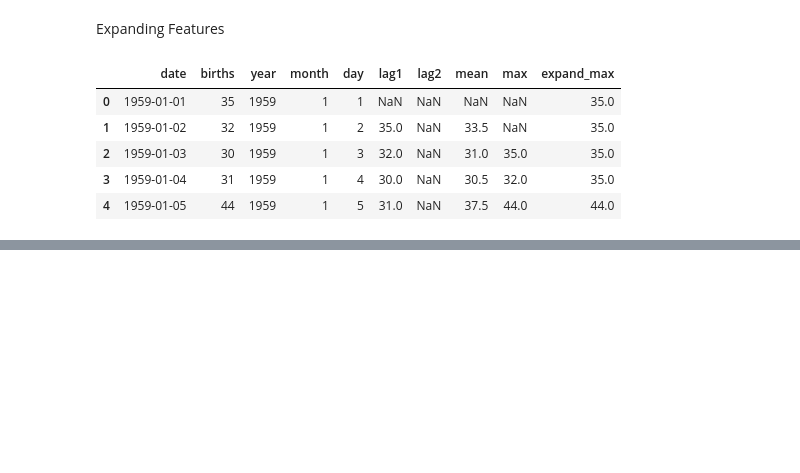
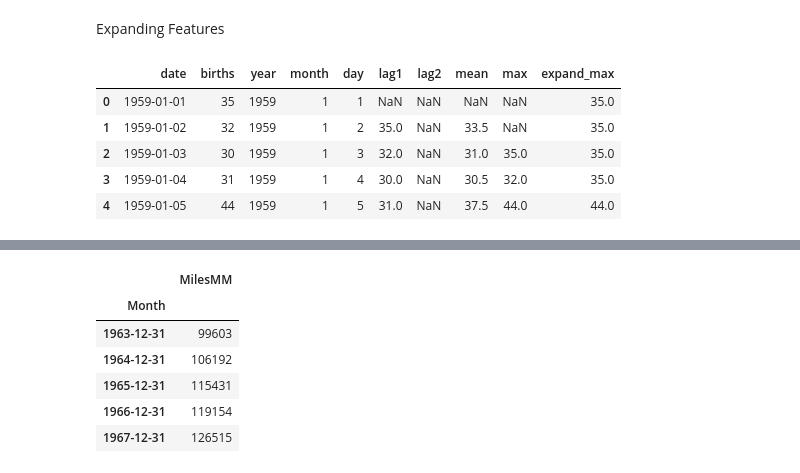
Before and after one commit to anmol0720/Time-Series-Forcasting, a Jupyter notebook: Copy_of_TensorFlow_with_GPU.ipynb, the cells around one changed output, grey strips where cells are left out. Saved outputs shown, nothing was run; the diff lists cells and outputs as text; code cells hidden in the pictures; blank space fills up the shorter version.

```diff
--- a/Copy_of_TensorFlow_with_GPU.ipynb
+++ b/Copy_of_TensorFlow_with_GPU.ipynb
@@ -413,0 +442,10 @@ features.head()
+# %%
+yearly_miles_df.head()
+# %% [output]
+|  | MilesMM |
+| Month |  |
+| 1963-12-31 | 99603 |
+| 1964-12-31 | 106192 |
+| 1965-12-31 | 115431 |
+| 1966-12-31 | 119154 |
+| 1967-12-31 | 126515 |
```
Also changed, not shown: parts of 6 cells of this notebook.
